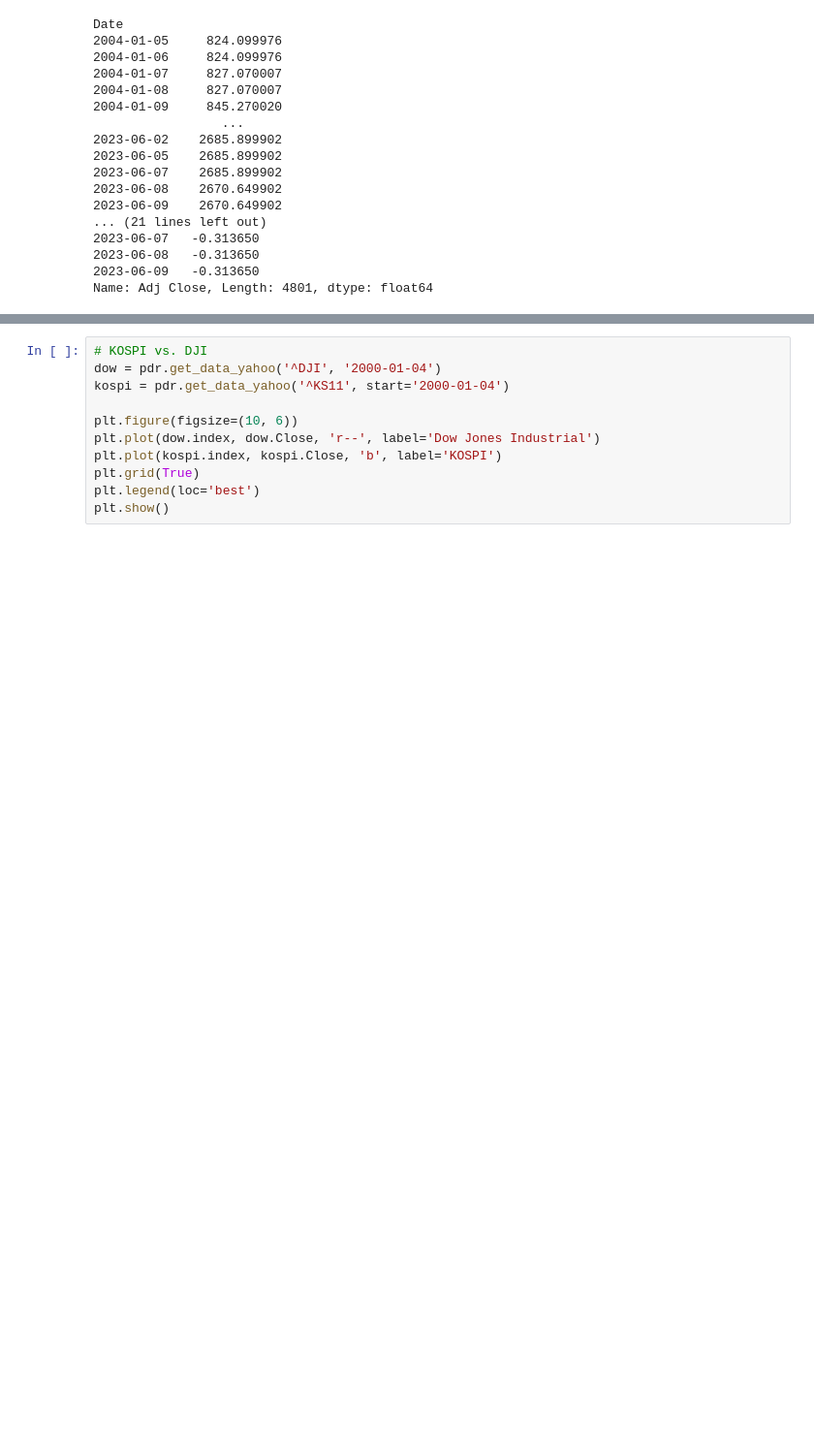
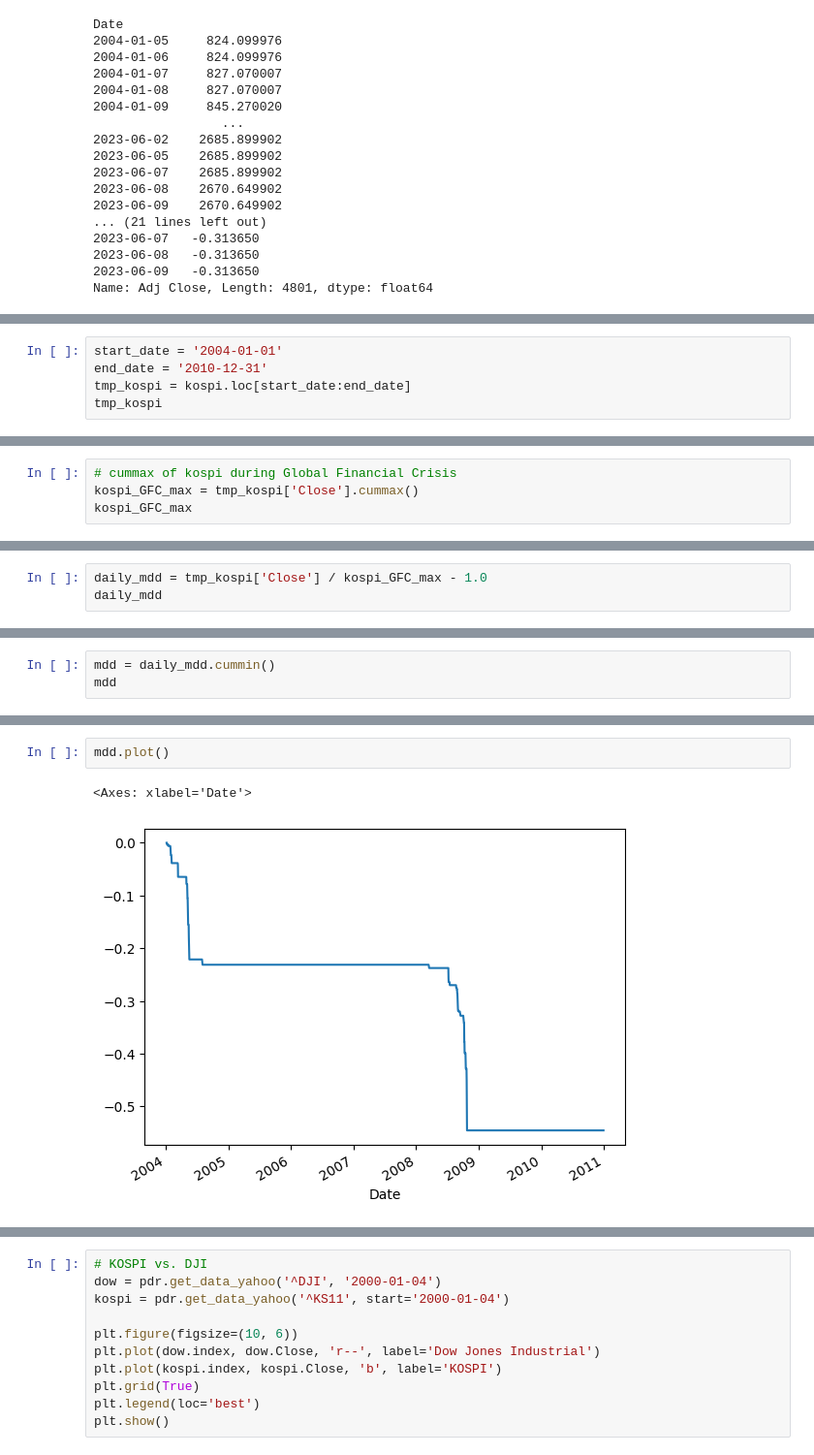
Before and after one commit to wolfinwallst/Financial_Engineering_and_Risk_Management, a Jupyter notebook: 파이썬 증권 데이터 분석/3장 팬더스를 활용한 데이터 분석.ipynb, the cells around one changed output, grey strips where cells are left out. Shown at 97% size. Cells and saved outputs as stored; diff of their text form; blank space fills up the shorter version.

```diff
--- a/파이썬 증권 데이터 분석/3장 팬더스를 활용한 데이터 분석.ipynb
+++ b/파이썬 증권 데이터 분석/3장 팬더스를 활용한 데이터 분석.ipynb
@@ -334,0 +350,5 @@ Name: Adj Close, Length: 4801, dtype: float64
+# %%
+start_date = '2004-01-01'
+end_date = '2010-12-31'
+tmp_kospi = kospi.loc[start_date:end_date]
+tmp_kospi
@@ -334,0 +370,4 @@ Name: Adj Close, Length: 4801, dtype: float64
+# %%
+# cummax of kospi during Global Financial Crisis
+kospi_GFC_max = tmp_kospi['Close'].cummax()
+kospi_GFC_max
@@ -334,0 +388,3 @@ Name: Adj Close, Length: 4801, dtype: float64
+# %%
+daily_mdd = tmp_kospi['Close'] / kospi_GFC_max - 1.0
+daily_mdd
@@ -334,0 +405,3 @@ Name: Adj Close, Length: 4801, dtype: float64
+# %%
+mdd = daily_mdd.cummin()
+mdd
@@ -334,0 +422,5 @@ Name: Adj Close, Length: 4801, dtype: float64
+# %%
+mdd.plot()
+# %% [output]
+<Axes: xlabel='Date'>
+[figure, added]
```
Also changed, not shown: parts of 11 cells of this notebook.
